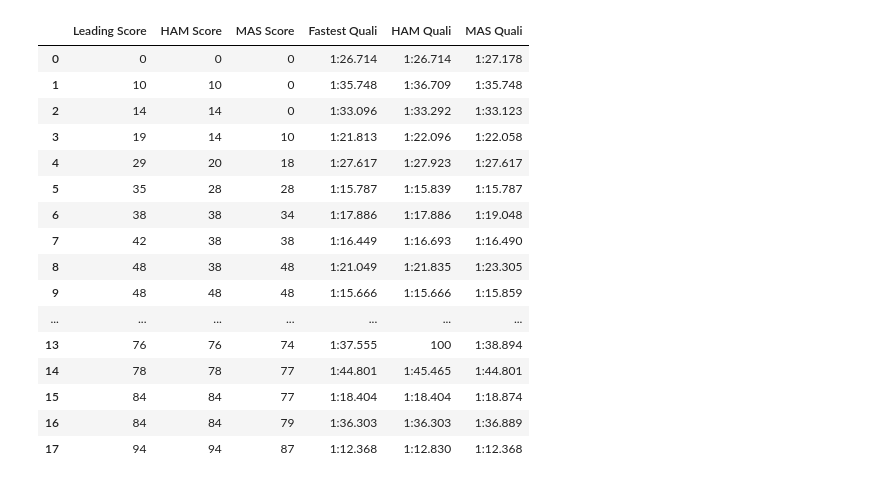
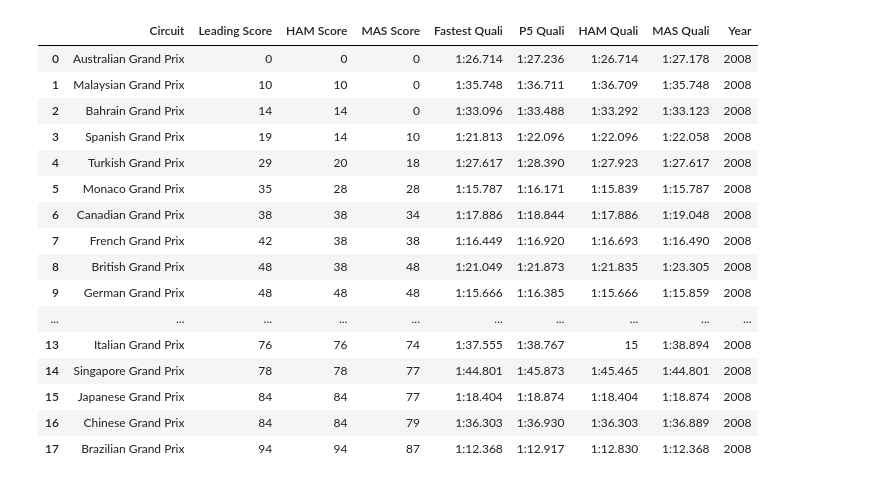
Before and after one commit to lejaja9/pandas-2, a Jupyter notebook: Mind_the_Gap/mind_the_gap.ipynb, the cells around one changed output. Saved outputs shown, nothing was run; the diff lists cells and outputs as text; code cells hidden in the pictures.

Commit message:
More Dataframes

```diff
--- a/Mind_the_Gap/mind_the_gap.ipynb
+++ b/Mind_the_Gap/mind_the_gap.ipynb
@@ -14,52 +15,57 @@ for response in response2008:
     lead_score.append(response['MRData']['StandingsTable']['StandingsLists'][0]['DriverStandings'][0]['points'])
     for standing in response['MRData']['StandingsTable']['StandingsLists'][0]['DriverStandings']:
         if standing['Driver']['code'] == "HAM":
             HAM_score.append(standing['points'])
         if standing['Driver']['code'] == "MAS":
             MAS_score.append(standing['points'])
 
 
 response2008quali = []
 for i in range(1, 19):
     link = 'http://ergast.com/api/f1/2008/' + str(i) + '/qualifying.json'
     response2008quali.append(requests.get(link).json())
+circuit08 = []
 lead_quali08 = []
+P5 = []
 HAM_quali = []
 MAS_quali = []
 for response in response2008quali:
+    circuit08.append(response['MRData']['RaceTable']['Races'][0]['raceName'])
     lead_quali08.append(response['MRData']['RaceTable']['Races'][0]['QualifyingResults'][0]['Q3'])
+    P5.append(response['MRData']['RaceTable']['Races'][0]['QualifyingResults'][4]['Q3']) #Q2
     for quali in response['MRData']['RaceTable']['Races'][0]['QualifyingResults']:
         if quali['Driver']['code'] == 'MAS':
             if 'Q3' in quali:
                 MAS_quali.append(quali['Q3'])
             else:
                 MAS_quali.append(100)
         if quali['Driver']['code'] == 'HAM':
             if 'Q3' in quali:
                 HAM_quali.append(quali['Q3'])
             else:
-                HAM_quali.append(100)
+                HAM_quali.append(int(quali['position']))
 
-df_2008 = pd.DataFrame(list(zip(lead_score, HAM_score, MAS_score, lead_quali08, HAM_quali, MAS_quali)), columns = ['Leading Score', 'HAM Score', 'MAS Score', 'Fastest Quali', 'HAM Quali', 'MAS Quali'])
+df_2008 = pd.DataFrame(list(zip(circuit08, lead_score, HAM_score, MAS_score, lead_quali08, P5, HAM_quali, MAS_quali)), columns = ['Circuit', 'Leading Score', 'HAM Score', 'MAS Score', 'Fastest Quali', 'P5 Quali', 'HAM Quali', 'MAS Quali'])
+df_2008['Year'] = 2008
 df_2008.head(18)
 # %% [output]
-|  | Leading Score | HAM Score | MAS Score | Fastest Quali | HAM Quali | MAS Quali |
-| 0 | 0 | 0 | 0 | 1:26.714 | 1:26.714 | 1:27.178 |
-| 1 | 10 | 10 | 0 | 1:35.748 | 1:36.709 | 1:35.748 |
-| 2 | 14 | 14 | 0 | 1:33.096 | 1:33.292 | 1:33.123 |
-| 3 | 19 | 14 | 10 | 1:21.813 | 1:22.096 | 1:22.058 |
-| 4 | 29 | 20 | 18 | 1:27.617 | 1:27.923 | 1:27.617 |
-| 5 | 35 | 28 | 28 | 1:15.787 | 1:15.839 | 1:15.787 |
-| 6 | 38 | 38 | 34 | 1:17.886 | 1:17.886 | 1:19.048 |
-| 7 | 42 | 38 | 38 | 1:16.449 | 1:16.693 | 1:16.490 |
-| 8 | 48 | 38 | 48 | 1:21.049 | 1:21.835 | 1:23.305 |
-| 9 | 48 | 48 | 48 | 1:15.666 | 1:15.666 | 1:15.859 |
-| ... | ... | ... | ... | ... | ... | ... |
-| 13 | 76 | 76 | 74 | 1:37.555 | 100 | 1:38.894 |
-| 14 | 78 | 78 | 77 | 1:44.801 | 1:45.465 | 1:44.801 |
-| 15 | 84 | 84 | 77 | 1:18.404 | 1:18.404 | 1:18.874 |
-| 16 | 84 | 84 | 79 | 1:36.303 | 1:36.303 | 1:36.889 |
-| 17 | 94 | 94 | 87 | 1:12.368 | 1:12.830 | 1:12.368 |
+|  | Circuit | Leading Score | HAM Score | MAS Score | Fastest Quali | P5 Quali | HAM Quali | MAS Quali | Year |
+| 0 | Australian Grand Prix | 0 | 0 | 0 | 1:26.714 | 1:27.236 | 1:26.714 | 1:27.178 | 2008 |
+| 1 | Malaysian Grand Prix | 10 | 10 | 0 | 1:35.748 | 1:36.711 | 1:36.709 | 1:35.748 | 2008 |
+| 2 | Bahrain Grand Prix | 14 | 14 | 0 | 1:33.096 | 1:33.488 | 1:33.292 | 1:33.123 | 2008 |
+| 3 | Spanish Grand Prix | 19 | 14 | 10 | 1:21.813 | 1:22.096 | 1:22.096 | 1:22.058 | 2008 |
+| 4 | Turkish Grand Prix | 29 | 20 | 18 | 1:27.617 | 1:28.390 | 1:27.923 | 1:27.617 | 2008 |
+| 5 | Monaco Grand Prix | 35 | 28 | 28 | 1:15.787 | 1:16.171 | 1:15.839 | 1:15.787 | 2008 |
+| 6 | Canadian Grand Prix | 38 | 38 | 34 | 1:17.886 | 1:18.844 | 1:17.886 | 1:19.048 | 2008 |
+| 7 | French Grand Prix | 42 | 38 | 38 | 1:16.449 | 1:16.920 | 1:16.693 | 1:16.490 | 2008 |
+| 8 | British Grand Prix | 48 | 38 | 48 | 1:21.049 | 1:21.873 | 1:21.835 | 1:23.305 | 2008 |
+| 9 | German Grand Prix | 48 | 48 | 48 | 1:15.666 | 1:16.385 | 1:15.666 | 1:15.859 | 2008 |
+| ... | ... | ... | ... | ... | ... | ... | ... | ... | ... |
+| 13 | Italian Grand Prix | 76 | 76 | 74 | 1:37.555 | 1:38.767 | 15 | 1:38.894 | 2008 |
+| 14 | Singapore Grand Prix | 78 | 78 | 77 | 1:44.801 | 1:45.873 | 1:45.465 | 1:44.801 | 2008 |
+| 15 | Japanese Grand Prix | 84 | 84 | 77 | 1:18.404 | 1:18.874 | 1:18.404 | 1:18.874 | 2008 |
+| 16 | Chinese Grand Prix | 84 | 84 | 79 | 1:36.303 | 1:36.930 | 1:36.303 | 1:36.889 | 2008 |
+| 17 | Brazilian Grand Prix | 94 | 94 | 87 | 1:12.368 | 1:12.917 | 1:12.830 | 1:12.368 | 2008 |
 # %%
 response2012 = []
 for i in range(1, 21):
```
Also changed, not shown: parts of 8 cells of this notebook.
